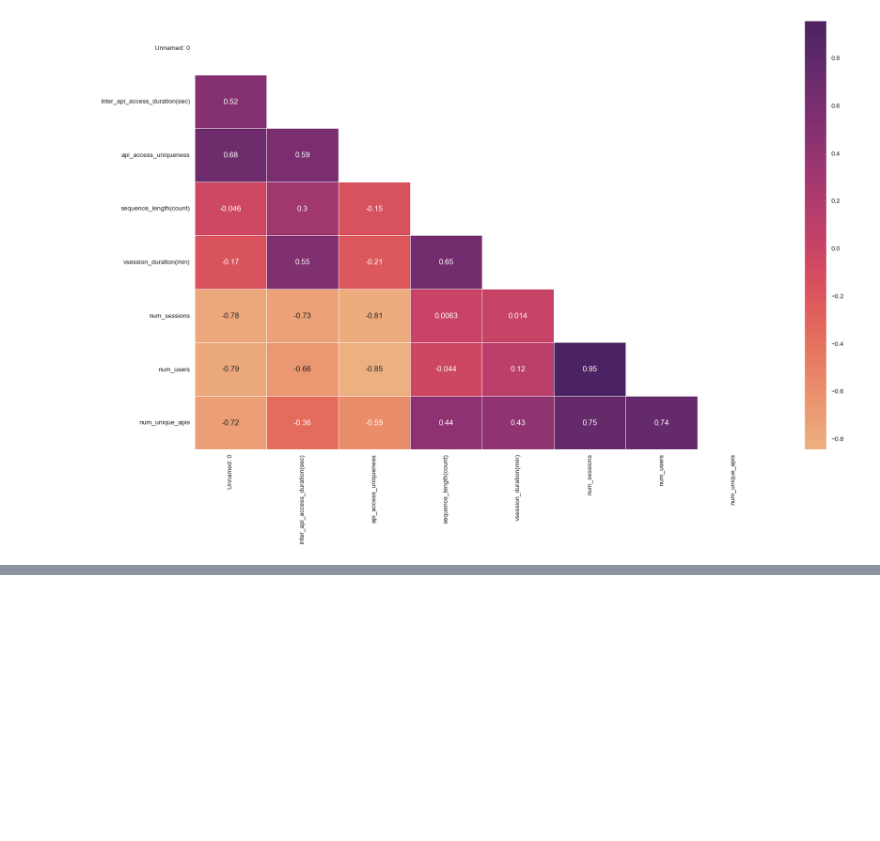
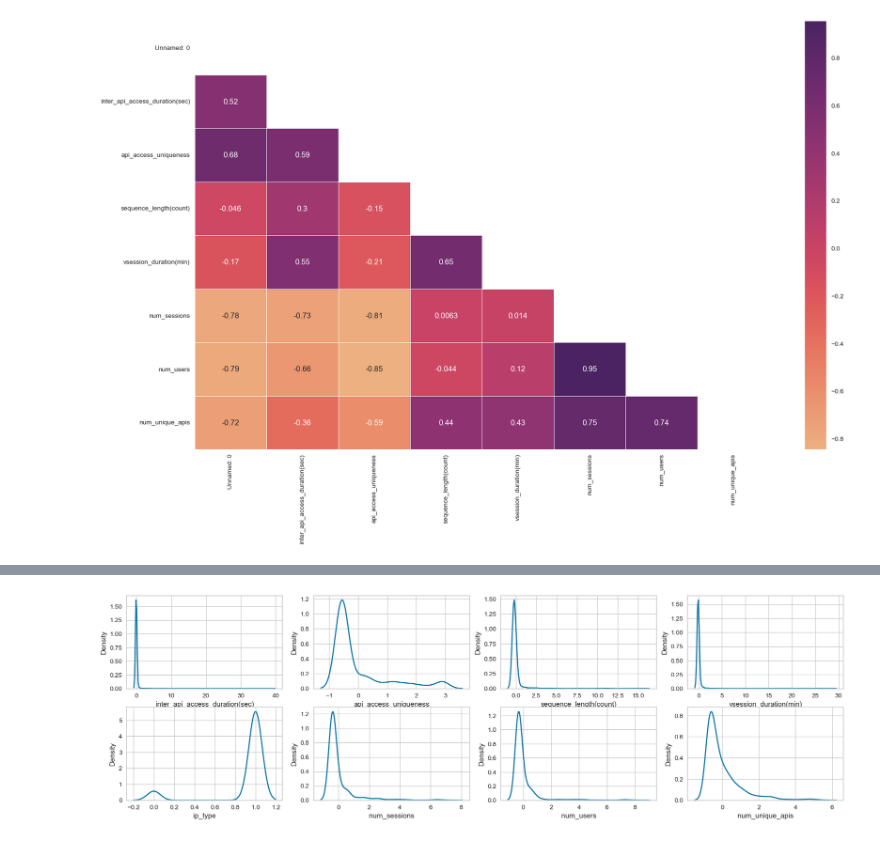
Before and after one commit to dev-hack95/Api_Security_Analysis, a Jupyter notebook: notebooks/api_security.ipynb, the cells around one changed output, grey strips where cells are left out. Cells and saved outputs as stored; diff of their text form; code cells hidden in the pictures; blank space fills up the shorter version.

```diff
--- a/notebooks/api_security.ipynb
+++ b/notebooks/api_security.ipynb
@@ -406,0 +466,12 @@ from sklearn.linear_model import BayesianRidge
+# %%
+class datatype_conv(BaseEstimator, TransformerMixin):
+    def __init__(self, columns=['ip_type', 'num_sessions', 'source', 'classification']):
+        self.columns = columns
+    def fit(self, df):
+        return self
+    def transform(self, df):
+        if (set(self.columns).issubset(df.columns)):
+            df[self.columns] = df[self.columns].astype(float)
+            return df
+        else:
+            print("error")
@@ -406,0 +490,6 @@ from sklearn.linear_model import BayesianRidge
+# %%
+pipline = Pipeline([
+    ('encoding', encoding()),
+    ('feature_scaling', feature_scaling()),
+    ('data_conv', datatype_conv())
+])
@@ -406,0 +502,2 @@ from sklearn.linear_model import BayesianRidge
+# %%
+pipline.fit_transform(df)
@@ -406,0 +529,11 @@ from sklearn.linear_model import BayesianRidge
+# %%
+def create_kde_plot(df, feature):
+    sns.kdeplot(data=df, x=feature)
+# %%
+figure(figsize=(20, 12))
+count = 8
+for i in range(count):
+    plt.subplot(4, 4, i+1)
+    create_kde_plot(df, list[i])
+# %% [output]
+[figure, added]
```
Also changed, not shown: parts of 33 cells of this notebook.
